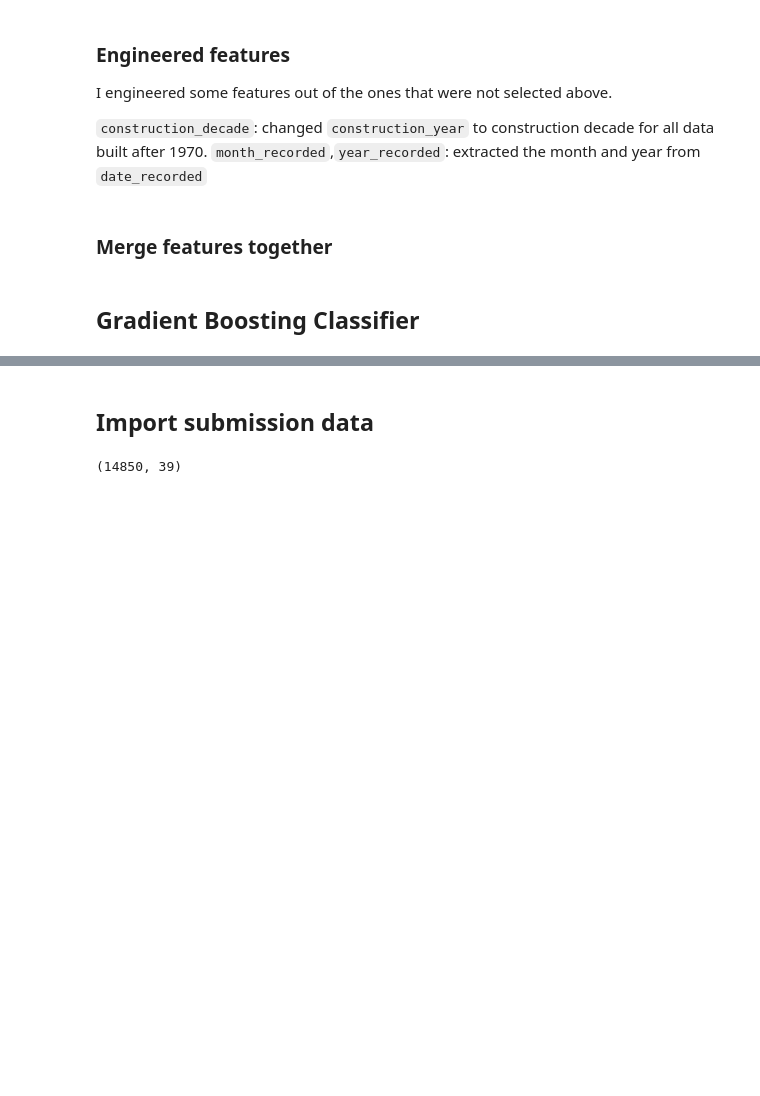
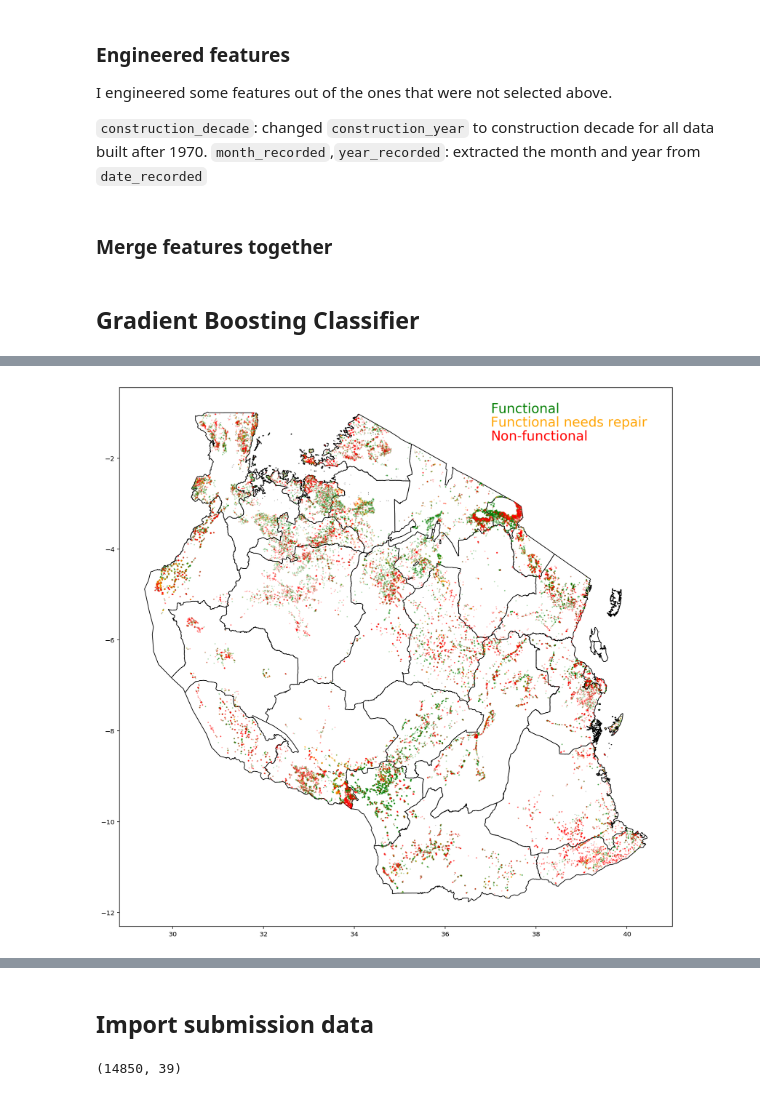
Before and after one commit to tracijo32/water_pumps, a Jupyter notebook: Water pumps in Tanzania.ipynb, the cells around one changed output, grey strips where cells are left out. Drawn from its saved outputs; the diff is of its cells as text; code cells hidden in the pictures; blank space fills up the shorter version.

```diff
--- a/Water pumps in Tanzania.ipynb
+++ b/Water pumps in Tanzania.ipynb
@@ -203,0 +216,30 @@ Index(['source_type_spring', 'source_type_shallow well',
+# %%
+regions = gpd.read_file('regions.geojson')
+regions['Region_Cod'] = pd.to_numeric(regions['Region_Cod'])
+districts = gpd.read_file('districts.geojson')
+districts.head()
+districts['District_C'] = pd.to_numeric(districts['District_C'])
+# %%
+byreg = pd.merge(features[['region']],labels,on='id',how='inner')
+byreg['frac_func'] = byreg['status_group'].apply(lambda x: 1 if x!='non functional' else 0)
+frac_func = byreg.groupby('region').agg(lambda x: np.sum(x)/len(x)).reset_index()
+frac_func['region'] = frac_func['region'].str.lower()
+regions['Region_Nam'] = regions['Region_Nam'].str.lower()
+regions_func = gpd.GeoDataFrame(pd.merge(frac_func,regions,how='outer',left_on='region',right_on='Region_Nam'))
+# %%
+from shapely.geometry import Point
+locations = pd.merge(X[['latitude','longitude']],pd.DataFrame(y),on='id')
+locations['geometry'] = locations.apply(lambda x: Point(x.longitude,x.latitude),axis=1)
+loc_geo = gpd.GeoDataFrame(locations)
+# %%
+fig,ax = plt.subplots(figsize=(15,15))
+regions_func.plot(ax=ax,edgecolor='k',color='white')
+loc_geo[loc_geo['status_group'] == 'functional'].plot(ax=ax,color='green',markersize=1,alpha=0.2)
+loc_geo[loc_geo['status_group'] == 'functional needs repair'].plot(ax=ax,color='orange',markersize=1,alpha=0.2)
+loc_geo[loc_geo['status_group'] == 'non functional'].plot(ax=ax,color='red',markersize=1,alpha=0.2)
+ax.text(37,-1.0,"Functional",color='green',size=20)
+ax.text(37,-1.3,"Functional needs repair",color='orange',size=20)
+ax.text(37,-1.6,"Non-functional",color='red',size=20)
+plt.show()
+# %% [output]
+[figure, added]
```
Also changed, not shown: parts of 32 cells of this notebook, 3 other files.
